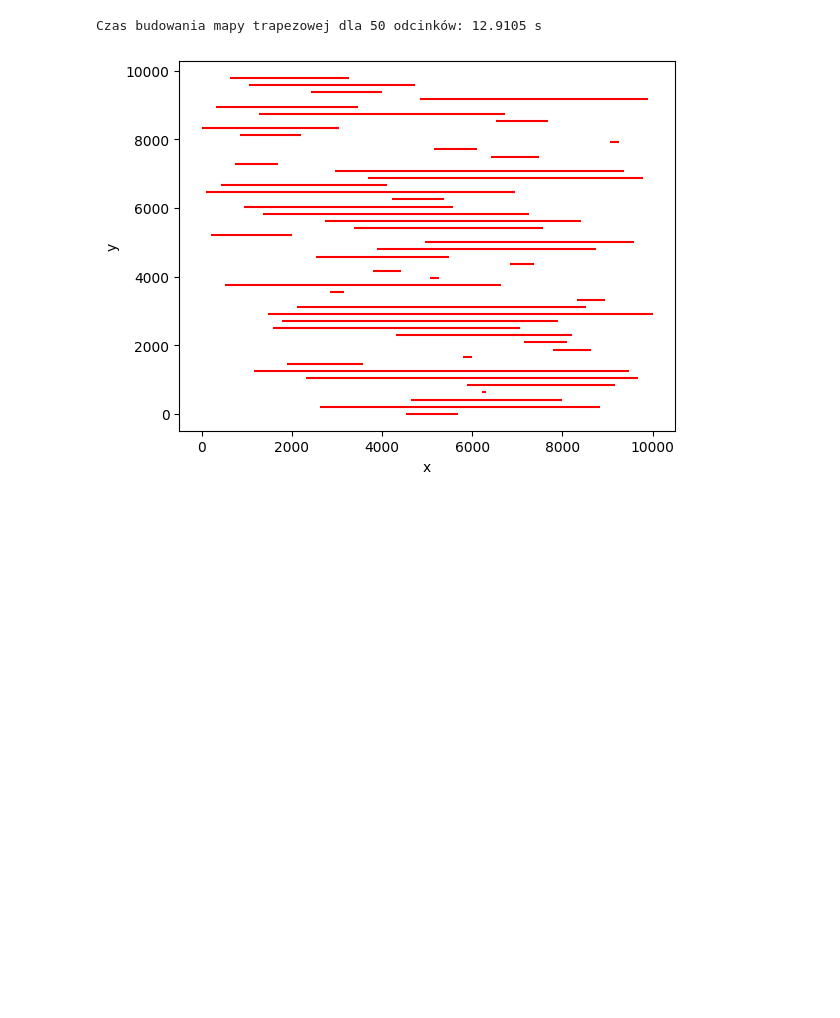
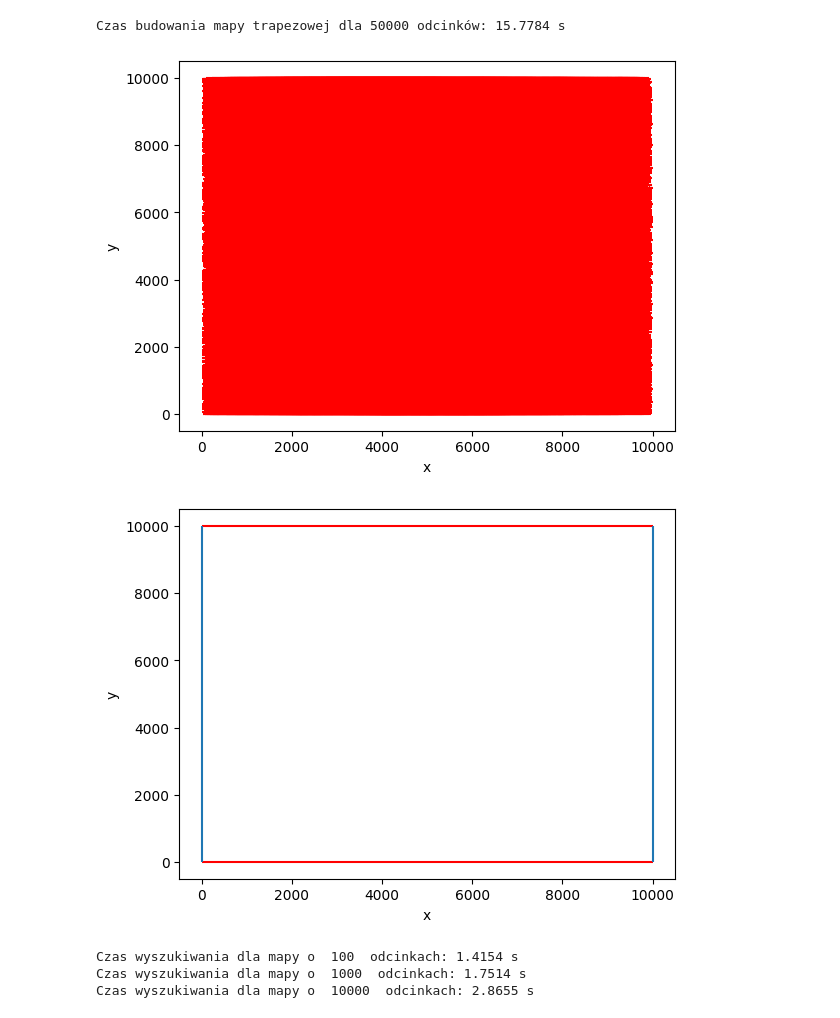
Before and after one commit to mistrzegiptu/Trapezoidal_Map, a Jupyter notebook: project/main.ipynb, the cells around one changed output. Drawn from its saved outputs; the diff is of its cells as text; code cells hidden in the pictures; blank space fills up the shorter version.

```diff
--- a/project/main.ipynb
+++ b/project/main.ipynb
@@ -58,5 +56,7 @@ print(lines)
 # %%
 tm = TrapezoidalMap(lines)
+tm.update_visualizer = True
 tm.build_trapezoidal_map()
 vis = tm.vis
 vis.save_gif()
+vis.show_gif()
@@ -63,20 +65,40 @@ vis.save_gif()
 # %%
-sizes = [50]
+%matplotlib inline
+sizes = [50000]
 import sys
 sys.setrecursionlimit(1000000)
 
 for size in sizes:
     generated_segments = generateParallelSegments(10000, 10000, size-2)
     vis = Visualizer()
     vis.add_line_segment(generated_segments, color='red')
     vis.show()
     t1 = time()
     T = TrapezoidalMap(generated_segments)
     T.build_trapezoidal_map()
     vis = T.vis
     vis.show()
     t2 = time()
     print("Czas budowania mapy trapezowej dla", size, "odcinków: {ex_time:.4f} s".format(ex_time = t2 - t1))
 # %% [output]
-Czas budowania mapy trapezowej dla 50 odcinków: 12.9105 s
+Czas budowania mapy trapezowej dla 50000 odcinków: 15.7784 s
-[figure, old version]
+[figure, new version]
+[figure, added]
+# %%
+pointCount = 100000
+sizes = [100, 1000, 10000]
+for size in sizes:
+    generated_segments = generateParallelSegments(10000, 10000, size-2)
+    T = TrapezoidalMap(generated_segments)
+    T.build_trapezoidal_map()
+    points = generateUniformPoints(10000, 10000, pointCount)
+
+    t1 = time()
+    for x,y in points:
+        T.tree.find(T.tree.root, Point(x, y))
+    t2 = time()
+    print("Czas wyszukiwania dla mapy o ", size, " odcinkach: {ex_time:.4f} s".format(ex_time = t2 - t1))
+# %% [output]
+Czas wyszukiwania dla mapy o  100  odcinkach: 1.4154 s
+Czas wyszukiwania dla mapy o  1000  odcinkach: 1.7514 s
+Czas wyszukiwania dla mapy o  10000  odcinkach: 2.8655 s
```
Also changed, not shown: parts of 3 cells of this notebook, 1 other file.
